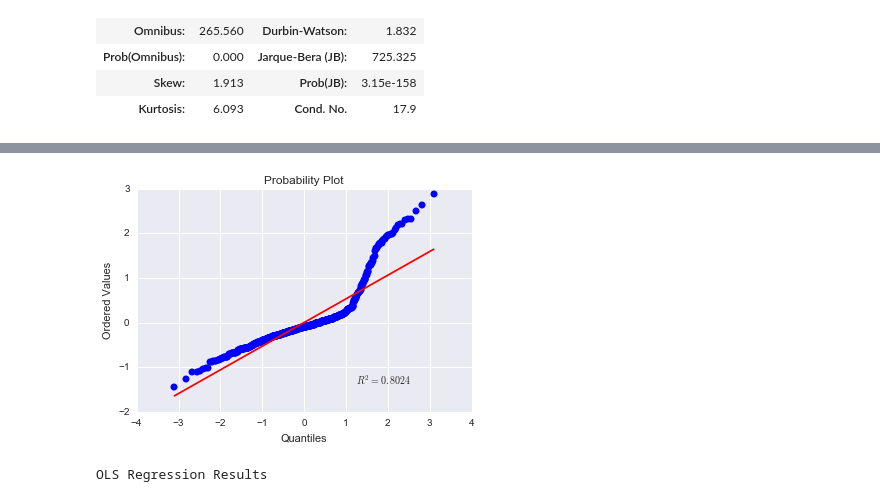
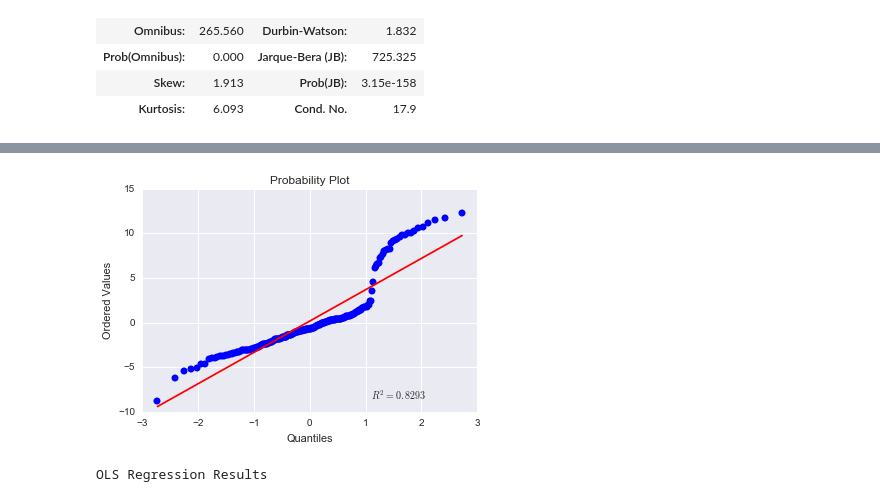
Before and after one commit to dianalam/movie-predictor, a Jupyter notebook: luther-analysis.ipynb, the cells around one changed output, grey strips where cells are left out. Cells and saved outputs as stored; diff of their text form; code cells hidden in the pictures.

```diff
--- a/luther-analysis.ipynb
+++ b/luther-analysis.ipynb
@@ -603,0 +614,14 @@ test as % of total:  0.131797235023
+# %%
+# get model using skl
+def get_xy(features, ind, df):
+    """Get X and y for use in skl linear regression.
+    """
+    # match general feature category to all its dummies
+    all_features = ['const']
+    cols = list(df.columns)
+    for feature in features:
+        all_features.extend([col for col in cols if feature in col])
+    # get df with dummies for features
+    X = df[all_features]
+    y = df[ind]
+    return X, y
@@ -1021,9 +1095,12 @@ OLS Regression Results
 | Kurtosis: | 6.093 | Cond. No. | 17.9 |
 # %%
 # 3. with log oscar_noms and theaters
-oscars_log = smf.ols(formula = "oscar_noms_log ~ r_rating + recat_genre + hw_season + \
-                    theaters3 + runtime_mins + dom_roi_log", data = train).fit()
-oscars_log.summary()
+features = ['r_rating', 'recat_genre', 'hw_season', 'theaters3', 'runtime_mins', 'dom_roi_log']
+ind = 'oscar_noms_log'
+X, y = get_xy(features, ind, train)
+oscars3 = sm.OLS(y, X)
+oscars3 = oscars3.fit()
+oscars3.summary()
 # %% [output]
 OLS Regression Results
 | Dep. Variable: | oscar_noms_log | R-squared: | 0.297 |
@@ -1054,12 +1130,0 @@ OLS Regression Results
-# %%
-# validate
-ind = 'oscar_noms_log'
-cont_features = ['runtime_mins', 'dom_roi_log', 'theaters3']
-cat_features = ['hw_season', 'r_rating']
-
-X, y = format_skl(cat_features, cont_features, ind, train)
-Xval, yval = format_skl(cat_features, cont_features, ind, val)
-
-oscars3 = regress_skl(X, y)
-o3_resid, o3_mse, o3_ypred = validate(oscars3, Xval, yval)
-print o3_mse
@@ -1078,0 +1131,5 @@ print o3_mse
+# %%
+# validate
+o3 = regress_skl(X, y)
+Xval, yval = get_xy(features, ind, val)
+o3_resid, o3_mse, o3_ypred = validate(o3, Xval, yval, X, y)
@@ -1079,7 +1144,7 @@ print o3_mse
 # %%
-plot_qq(o3_resid)
+plot_qq(o3_resid.values)
 # %% [output]
-[figure, old version]
+[figure, new version]
 # %%
 # 4. with log oscar noms, without theaters
 oscars4 = smf.ols(formula="oscar_noms_log ~ r_rating + hw_season + runtime_mins + dom_roi_log",
```
Also changed, not shown: parts of 31 cells of this notebook, 1 other file.
